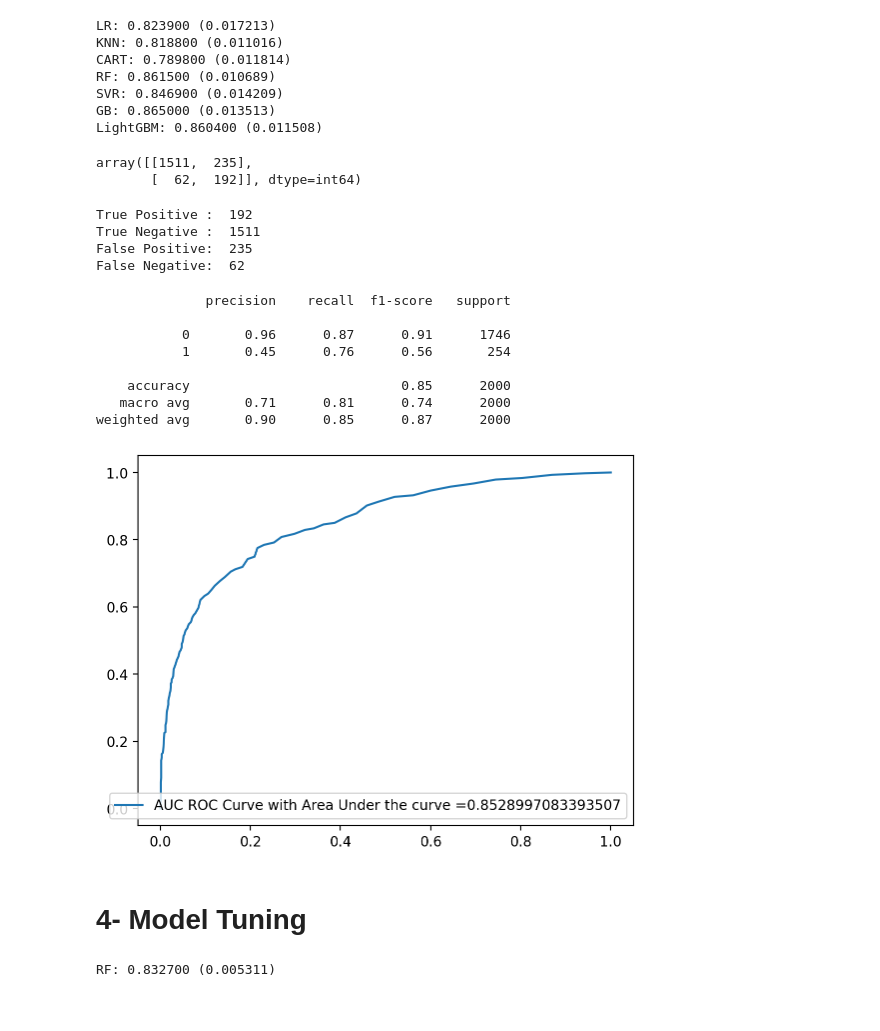
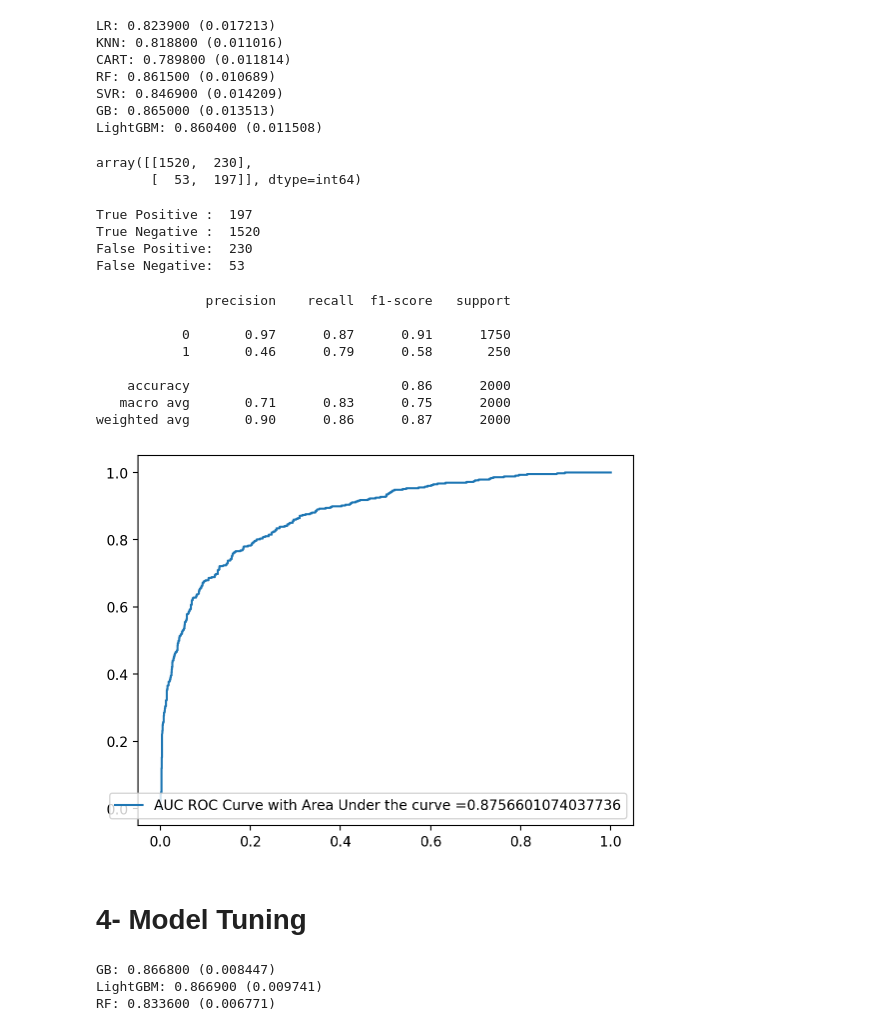
Before and after one commit to RamaHarshita/Customer-Churn-Prediction, a Jupyter notebook: Churn Prediction.ipynb, the cells around one changed output. Drawn from its saved outputs; the diff is of its cells as text; code cells hidden in the pictures.

```diff
--- a/Churn Prediction.ipynb
+++ b/Churn Prediction.ipynb
@@ -668,37 +663,37 @@ SVR: 0.846900 (0.014209)
 GB: 0.865000 (0.013513)
 LightGBM: 0.860400 (0.011508)
 # %%
-# Random Forest Classifier
-model_RF = RandomForestClassifier(random_state=12345)
-model_RF.fit(X_train, y_train)
-y_pred_rf = model_RF.predict(X_test)
-conf_mat = confusion_matrix(y_pred_rf, y_test)
+# GB Confusion Matrix
+model_GB = GradientBoostingClassifier(random_state=12345)
+model_GB.fit(X_train, y_train)
+y_pred = model_GB.predict(X_test)
+conf_mat = confusion_matrix(y_pred,y_test)
 conf_mat
 # %% [output]
-array([[1511,  235],
-       [  62,  192]], dtype=int64)
+array([[1520,  230],
+       [  53,  197]], dtype=int64)
 # %%
 print("True Positive : ", conf_mat[1, 1])
 print("True Negative : ", conf_mat[0, 0])
 print("False Positive: ", conf_mat[0, 1])
 print("False Negative: ", conf_mat[1, 0])
 # %% [output]
-True Positive :  192
-True Negative :  1511
-False Positive:  235
-False Negative:  62
+True Positive :  197
+True Negative :  1520
+False Positive:  230
+False Negative:  53
 # %%
 # Classification Report for GB Model
-print(classification_report(model_RF.predict(X_test),y_test))
+print(classification_report(model_GB.predict(X_test),y_test))
 # %% [output]
               precision    recall  f1-score   support
 
-           0       0.96      0.87      0.91      1746
-           1       0.45      0.76      0.56       254
+           0       0.97      0.87      0.91      1750
+           1       0.46      0.79      0.58       250
 
-    accuracy                           0.85      2000
-   macro avg       0.71      0.81      0.74      2000
-weighted avg       0.90      0.85      0.87      2000
+    accuracy                           0.86      2000
+   macro avg       0.71      0.83      0.75      2000
+weighted avg       0.90      0.86      0.87      2000
 # %%
 # Auc Roc Curve
 def generate_auc_roc_curve(clf, X_test):
@@ -710,8 +705,8 @@ def generate_auc_roc_curve(clf, X_test):
     plt.show()
     pass
 # %%
-generate_auc_roc_curve(model_RF, X_test)
+generate_auc_roc_curve(model_GB, X_test)
 # %% [output]
-[figure, old version]
+[figure, new version]
 # %% [markdown]
 # 4- Model Tuning
@@ -740,8 +742,9 @@ rf_params = {'n_estimators': 200,  # Number of trees in the forest
 # Fit the tuned RandomForest model
 rf_tuned = RandomForestClassifier(**rf_params).fit(X, y)
 # %%
-# evaluate each model in turn
-models = [("RF",rf_tuned)]
+models = [("GB",gbm_tuned),
+          ("LightGBM", lgbm_tuned),
+          ("RF",rf_tuned)]
 results = []
 names = []
 for name, model in models:
@@ -752,7 +755,9 @@ for name, model in models:
     msg = "%s: %f (%f)" % (name, cv_results.mean(), cv_results.std())
     print(msg)
 # %% [output]
-RF: 0.832700 (0.005311)
+GB: 0.866800 (0.008447)
+LightGBM: 0.866900 (0.009741)
+RF: 0.833600 (0.006771)
 # %%
 for name, model in models:
         base = model.fit(X_train,y_train)
```
Also changed, not shown: parts of 11 cells of this notebook.
